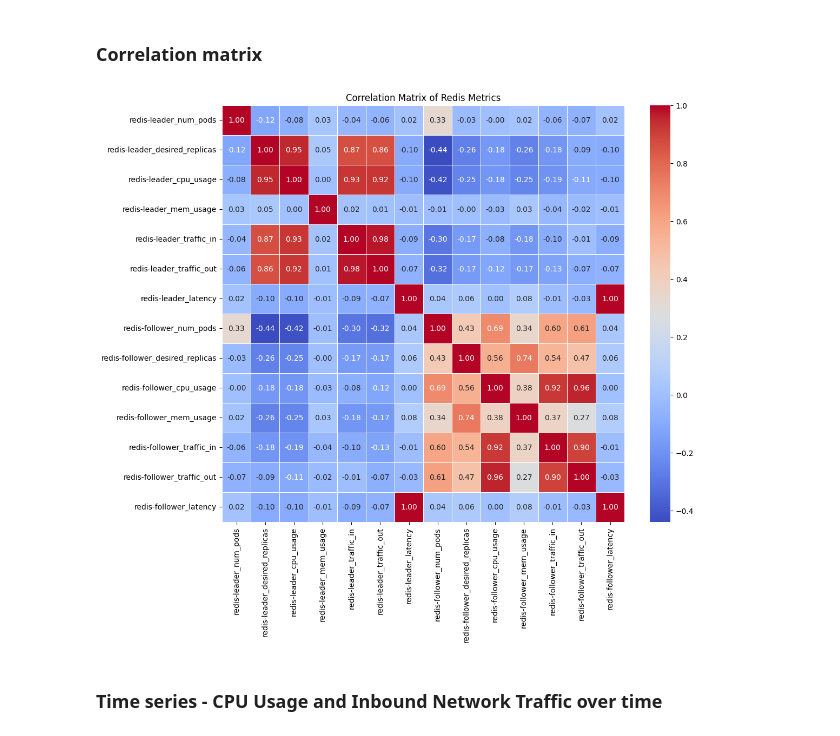
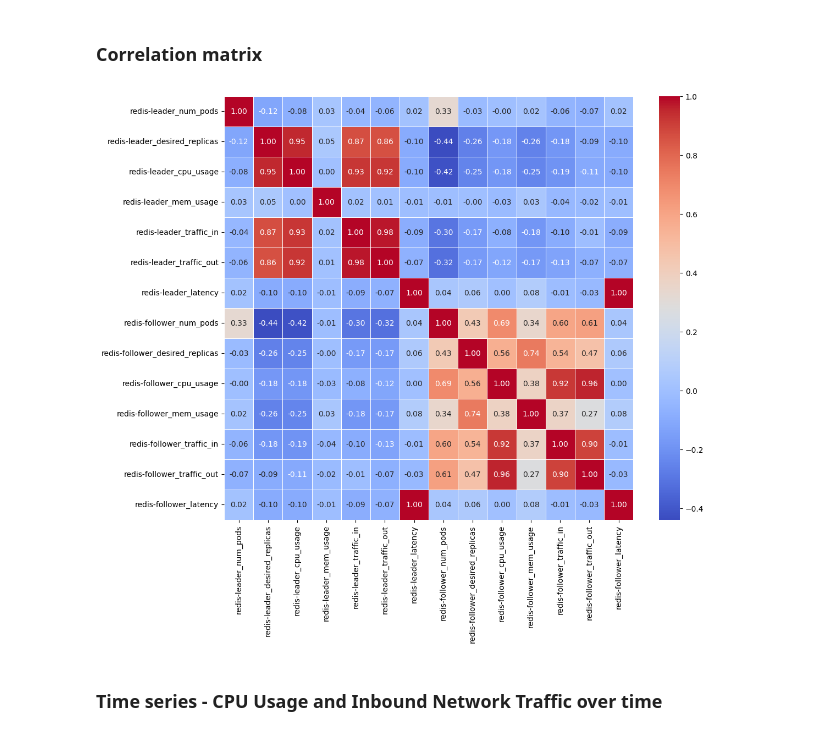
Before and after one commit to BogdanPaul15/gwydion, a Jupyter notebook: gwydion/datasets/real/redis/v1/redis.ipynb, the cells around one changed output. Saved outputs shown, nothing was run; the diff lists cells and outputs as text; code cells hidden in the pictures.

```diff
--- a/gwydion/datasets/real/redis/v1/redis.ipynb
+++ b/gwydion/datasets/real/redis/v1/redis.ipynb
@@ -240,12 +240,12 @@ plt.show()
 # %%
 plt.figure(figsize=(12, 10))
 corr_matrix = df.select_dtypes(include=[np.number]).corr()
 
 sns.heatmap(corr_matrix, annot=True, fmt=".2f", cmap="coolwarm", linewidths=0.5)
-plt.title("Correlation Matrix of Redis Metrics")
+# plt.title("Correlation Matrix of Redis Metrics")
 plt.show()
 # %% [output]
-[figure, old version]
+[figure, new version]
 # %% [markdown]
 ### Time series - CPU Usage and Inbound Network Traffic over time
 # %%
```
Also changed, not shown: parts of 3 cells of this notebook, 10 other files.
